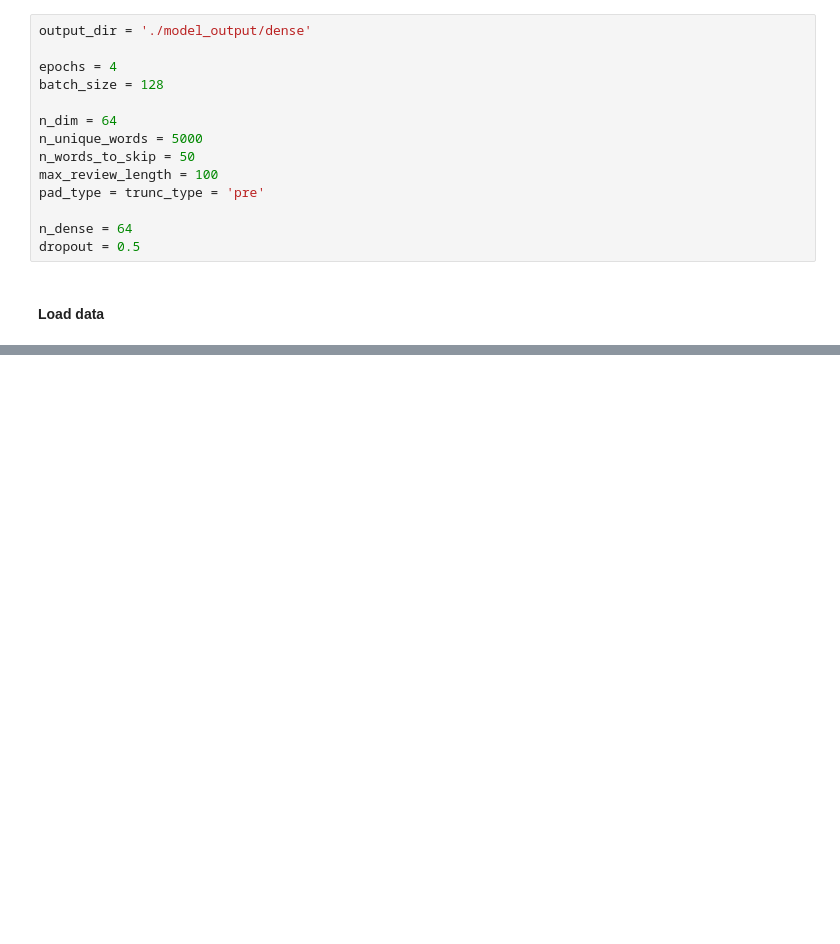
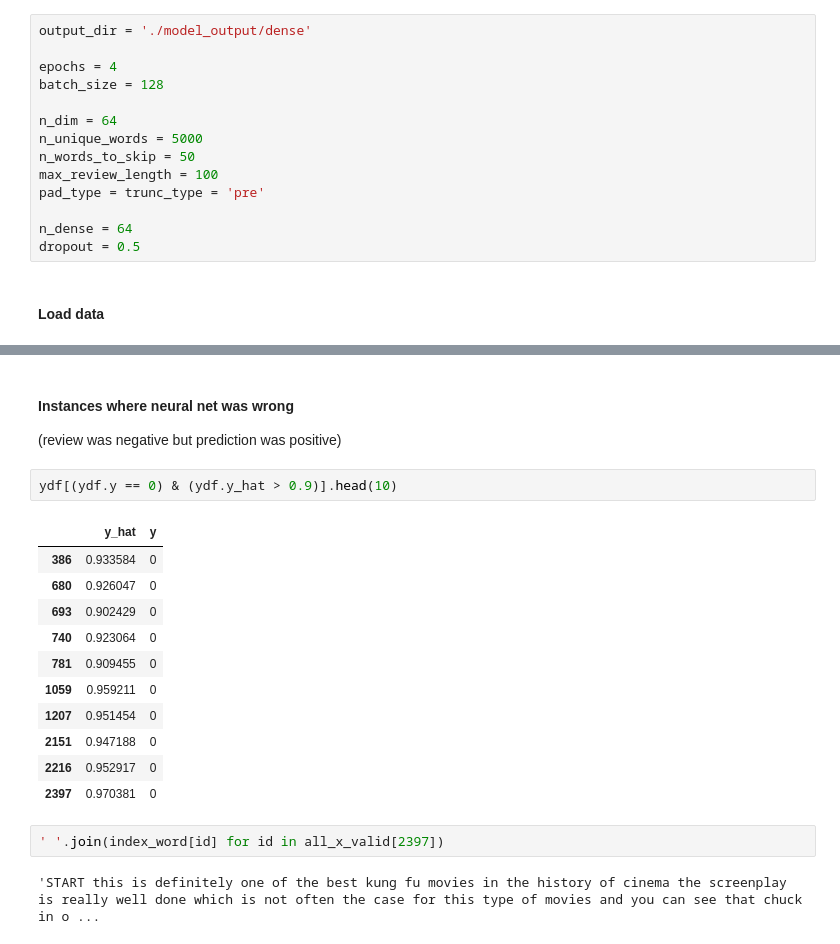
Before and after one commit to siddhx/Natural-Language-Processing, a Jupyter notebook: dense_sentiment_classifier.ipynb, the cells around one changed output, grey strips where cells are left out. Drawn from its saved outputs; the diff is of its cells as text; blank space fills up the shorter version.

```diff
--- a/dense_sentiment_classifier.ipynb
+++ b/dense_sentiment_classifier.ipynb
@@ -37,0 +303,21 @@ dropout = 0.5
+# %% [markdown]
+#### Instances where neural net was wrong
+ (review was negative but prediction was positive)
+# %%
+ydf[(ydf.y == 0) & (ydf.y_hat > 0.9)].head(10)
+# %% [output]
+|  | y_hat | y |
+| 386 | 0.933584 | 0 |
+| 680 | 0.926047 | 0 |
+| 693 | 0.902429 | 0 |
+| 740 | 0.923064 | 0 |
+| 781 | 0.909455 | 0 |
+| 1059 | 0.959211 | 0 |
+| 1207 | 0.951454 | 0 |
+| 2151 | 0.947188 | 0 |
+| 2216 | 0.952917 | 0 |
+| 2397 | 0.970381 | 0 |
+# %%
+' '.join(index_word[id] for id in all_x_valid[2397])
+# %% [output]
+'START this is definitely one of the best kung fu movies in the history of cinema the screenplay is really well done which is not often the case for this type of movies and you can see that chuck in o ...
```
Also changed, not shown: parts of 47 cells of this notebook, 4 other files.
